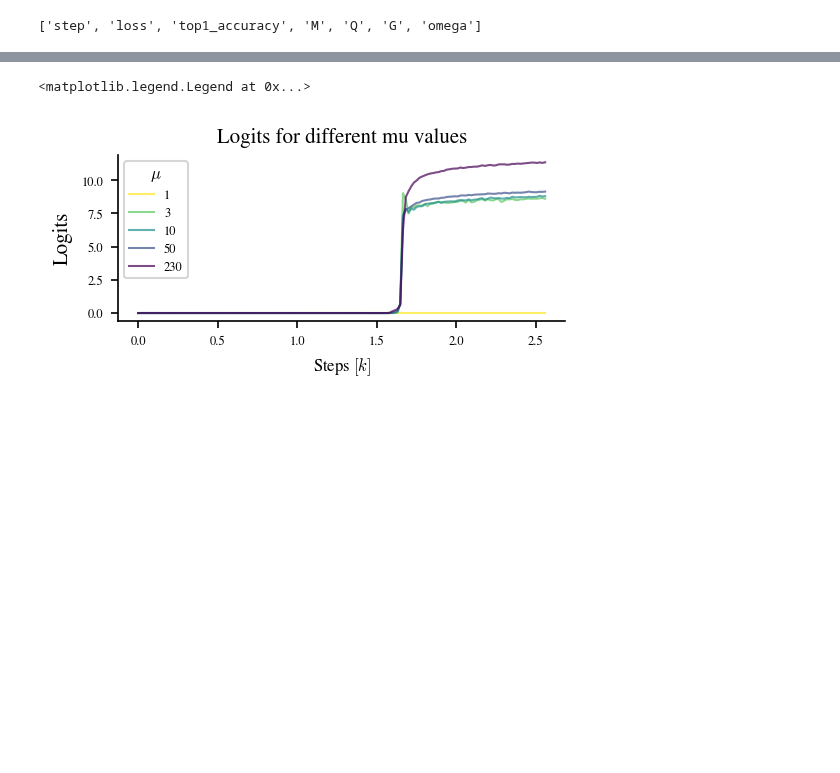
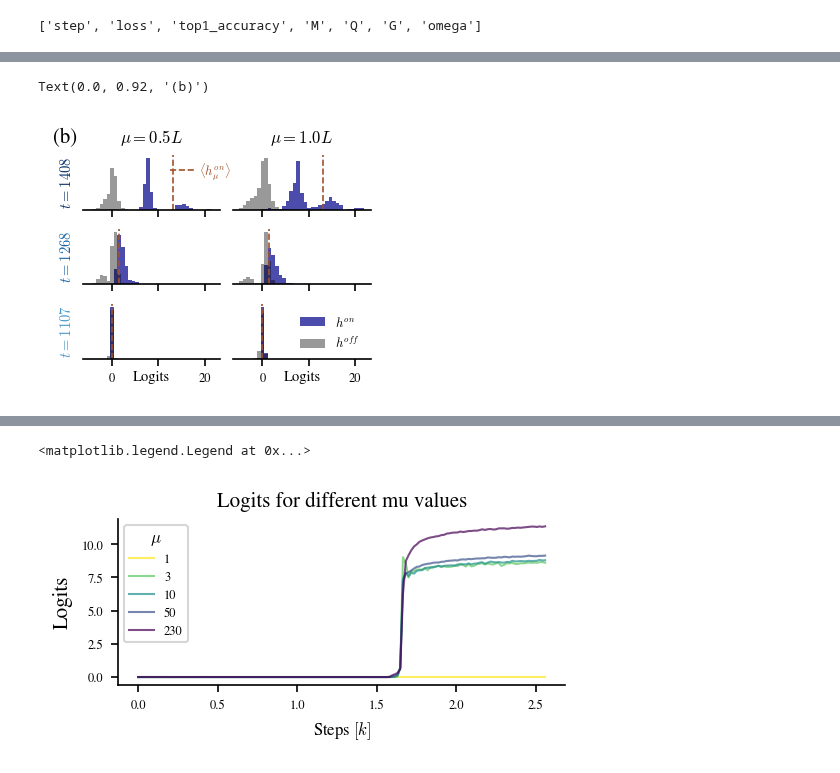
Before and after one commit to CristopherErazo/InContextLearning, a Jupyter notebook: notebooks/26_08_12_New_logits.ipynb, the cells around one changed output, grey strips where cells are left out. Drawn from its saved outputs; the diff is of its cells as text; code cells hidden in the pictures; blank space fills up the shorter version.

```diff
--- a/notebooks/26_08_12_New_logits.ipynb
+++ b/notebooks/26_08_12_New_logits.ipynb
@@ -404,0 +486,41 @@ Loaded 150 logits with shape (150, 230)
+# %%
+fig , axes = create_fig(nrows=3,ncols=2,h=0.25,w=0.3,size='double')
+
+for i , idx in enumerate(t_idx):
+    for j, mu in enumerate(mus):
+        ax = axes[2-i,1-j]
+        ax.spines['left'].set_visible(False)
+        ax.set_yticks([])
+        ax.set_xticks([0,10,20],[0,None,20])
+        if j == 1: ax.set_ylabel(rf'$t={time[idx]}$',color=cols[i],fontsize=7)
+        if i == 2: ax.set_title(rf'$\mu={mu/L :.1f}L$',fontsize=8)
+        if i == 0: ax.set_xlabel(r'Logits',fontsize=7,labelpad=-7)
+        l_on = complete_logits[i]['on'][j]
+        l_off = complete_logits[i]['off'][j]
+        ax.hist(l_on,bins=35,alpha=0.7,color='darkblue',label=r'$h^{on}$',density=True,range=(-5,22))
+        ax.hist(l_off,bins=35,alpha=0.4,color='black',label=r'$h^{off}$',density=True,range=(-5,22))
+
+
+        omega = new_metrics.iloc[idx]['omega']
+        # cte = A * (mu/L) / (1-np.exp(-m*mu/L))
+        cte = beta*K/L
+        h_on_theory = cte* omega* 2
+        ax.axvline(h_on_theory,color='sienna',ls='--',lw=0.8,alpha=1,label=' ')
+        if i ==0 and j==0 :
+            # Here plot just the first 2 legends for h^on and h^off
+            # extract the handles and labels from the ax
+            handles, labels = ax.get_legend_handles_labels()
+            ax.legend(handles[:2], labels[:2],frameon=False,fontsize=6)
+        if i ==2 and j==1 :
+            # Here plot just the first 2 legends for h^on and h^off
+            # extract the handles and labels from the ax
+            handles, labels = ax.get_legend_handles_labels()
+            ax.legend(handles[2:], labels[2:],frameon=False,fontsize=6,loc=(0.6,0.5))
+
+
+fig.text(0.45,0.8,r'$\langle h^{on}_\mu \rangle$',fontsize=6,color='sienna')
+fig.text(0.0,0.92,'(b)',fontsize=10)
+# save_fig(fig,'logits_distributions',base_dir='../../Manuscript/figures')
+# %% [output]
+Text(0.0, 0.92, '(b)')
+[figure, added]
```
Also changed, not shown: parts of 37 cells of this notebook, 11 other files.
